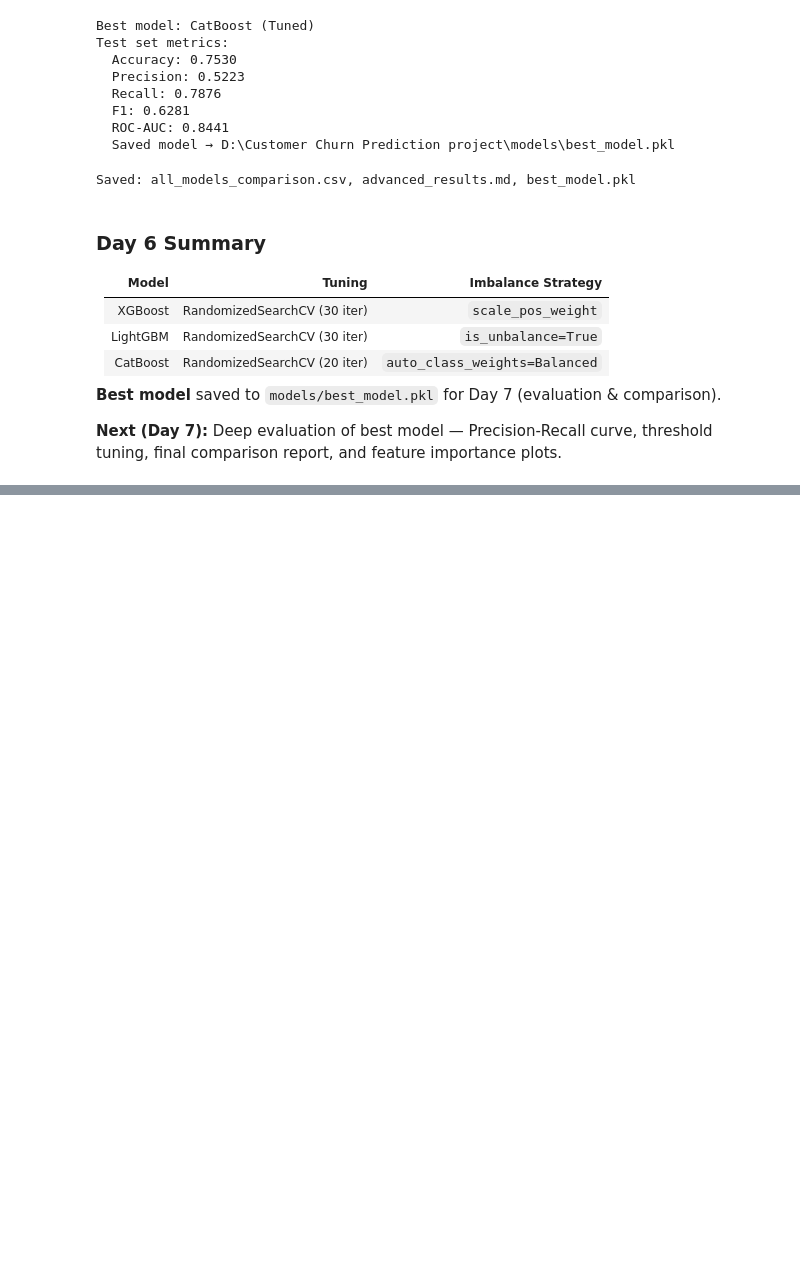
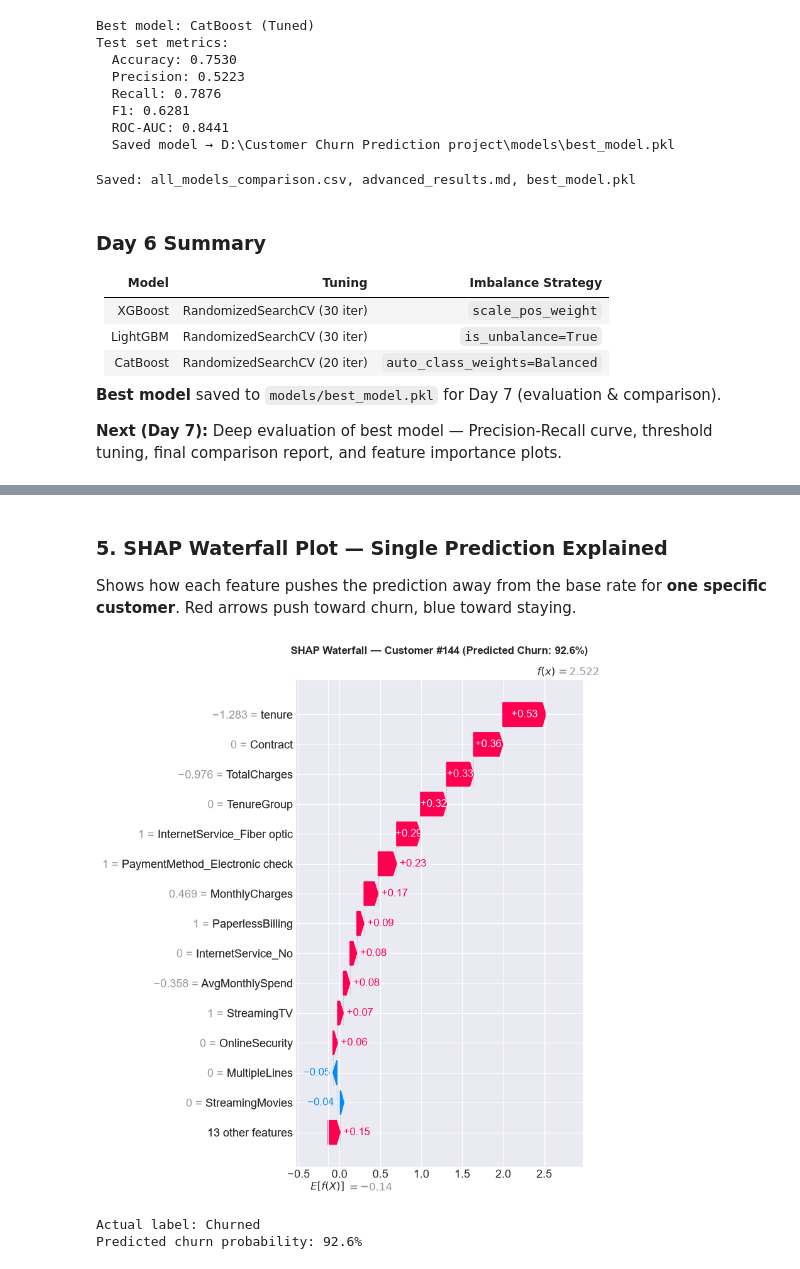
Before and after one commit to Spandana-hub/Customer_churn_prediction, a Jupyter notebook: notebooks/customer_churn_analysis.ipynb, the cells around one changed output, grey strips where cells are left out. Saved outputs shown, nothing was run; the diff lists cells and outputs as text; code cells hidden in the pictures; blank space fills up the shorter version.

```diff
--- a/notebooks/customer_churn_analysis.ipynb
+++ b/notebooks/customer_churn_analysis.ipynb
@@ -1648,0 +1822,38 @@ threshold tuning, final comparison report, and feature importance plots.
+# %% [markdown]
+### 5. SHAP Waterfall Plot — Single Prediction Explained
+
+Shows how each feature pushes the prediction away from the base rate
+for **one specific customer**. Red arrows push toward churn, blue toward staying.
+# %%
+# Pick a churner (y=1) with high predicted probability
+proba = best_model.predict_proba(X_sample)[:, 1]
+churner_idx = np.where(y_sample == 1)[0]
+if len(churner_idx) > 0:
+    chosen = churner_idx[np.argmax(proba[churner_idx])]
+else:
+    chosen = np.argmax(proba)
+
+base_val = (explainer.expected_value[1]
+            if isinstance(explainer.expected_value, (list, np.ndarray))
+            else explainer.expected_value)
+
+explanation = shap.Explanation(
+    values        = shap_vals[chosen],
+    base_values   = base_val,
+    data          = X_sample.iloc[chosen].values,
+    feature_names = X_sample.columns.tolist()
+)
+
+plt.figure(figsize=(10, 8))
+shap.waterfall_plot(explanation, max_display=15, show=False)
+plt.title(f'SHAP Waterfall — Customer #{chosen} (Predicted Churn: {proba[chosen]:.1%})',
+          fontsize=12, fontweight='bold', pad=15)
+plt.tight_layout()
+plt.savefig(IMAGES_DIR / 'shap_waterfall.png', dpi=FIG_DPI, bbox_inches='tight')
+plt.show()
+print(f'Actual label: {"Churned" if y_sample.iloc[chosen]==1 else "Stayed"}')
+print(f'Predicted churn probability: {proba[chosen]:.1%}')
+# %% [output]
+[figure, added]
+Actual label: Churned
+Predicted churn probability: 92.6%
```
Also changed, not shown: parts of 23 cells of this notebook, 11 other files.
